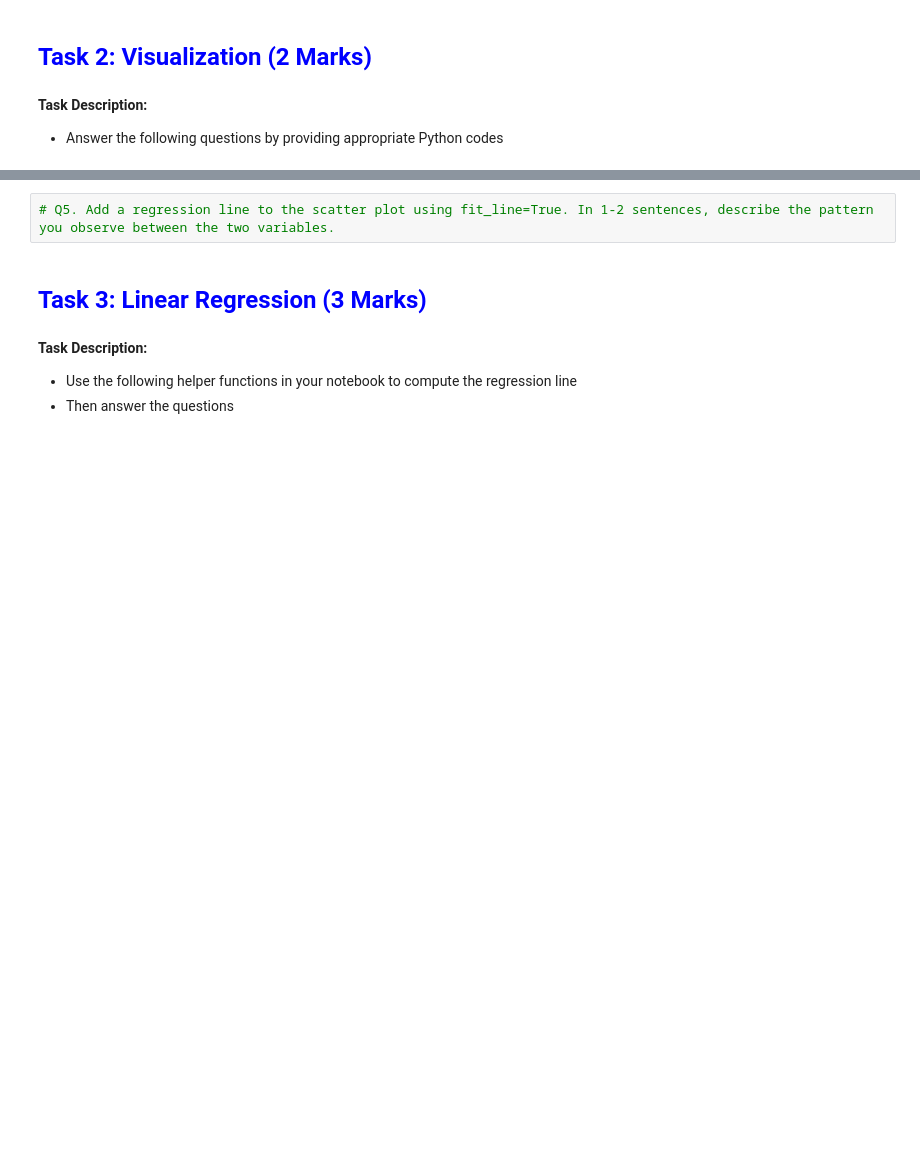
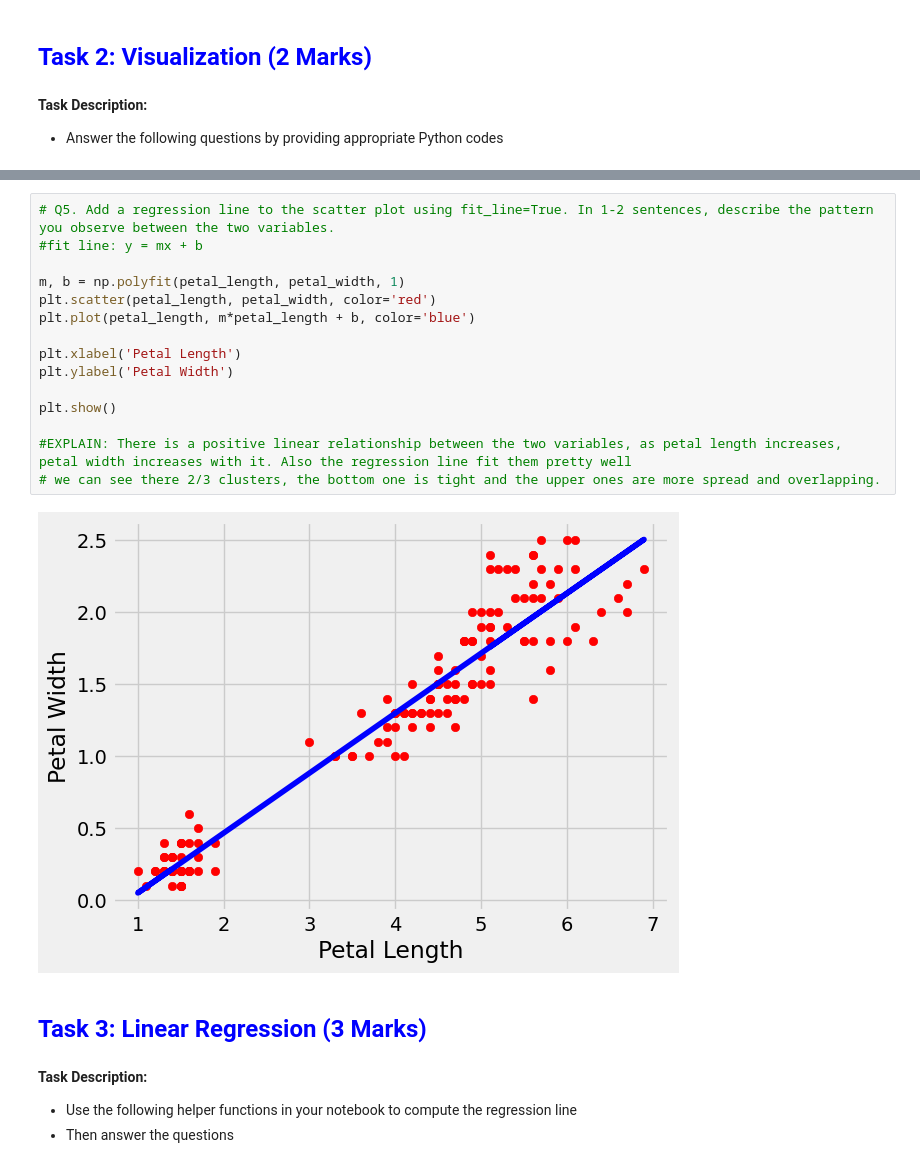
Before and after one commit to Enoimii/FDS, a Jupyter notebook: Notebooks/class activities/intro.ipynb, the cells around one changed output, grey strips where cells are left out. Cells and saved outputs as stored; diff of their text form; blank space fills up the shorter version.

```diff
--- a/Notebooks/class activities/intro.ipynb
+++ b/Notebooks/class activities/intro.ipynb
@@ -68,5 +146,20 @@ Load data to a table (Use the following cell to load dataset.)
-# %%
-# Q5. Add a regression line to the scatter plot using fit_line=True. In 1-2 sentences, describe the pattern you observe between the two variables.
+# %%
+# Q5. Add a regression line to the scatter plot using fit_line=True. In 1-2 sentences, describe the pattern you observe between the two variables.
+#fit line: y = mx + b
+
+m, b = np.polyfit(petal_length, petal_width, 1)
+plt.scatter(petal_length, petal_width, color='red')
+plt.plot(petal_length, m*petal_length + b, color='blue')
+
+plt.xlabel('Petal Length')
+plt.ylabel('Petal Width')
+
+plt.show()
+
+#EXPLAIN: There is a positive linear relationship between the two variables, as petal length increases, petal width increases with it. Also the regression line fit them pretty well
+# we can see there 2/3 clusters, the bottom one is tight and the upper ones are more spread and overlapping.
+# %% [output]
+[figure, added]
 # %% [markdown]
 ## <font color = blue size  = 5> **Task 3: Linear Regression (3 Marks)**
 # %% [markdown]
```
Also changed, not shown: parts of 8 cells of this notebook.
